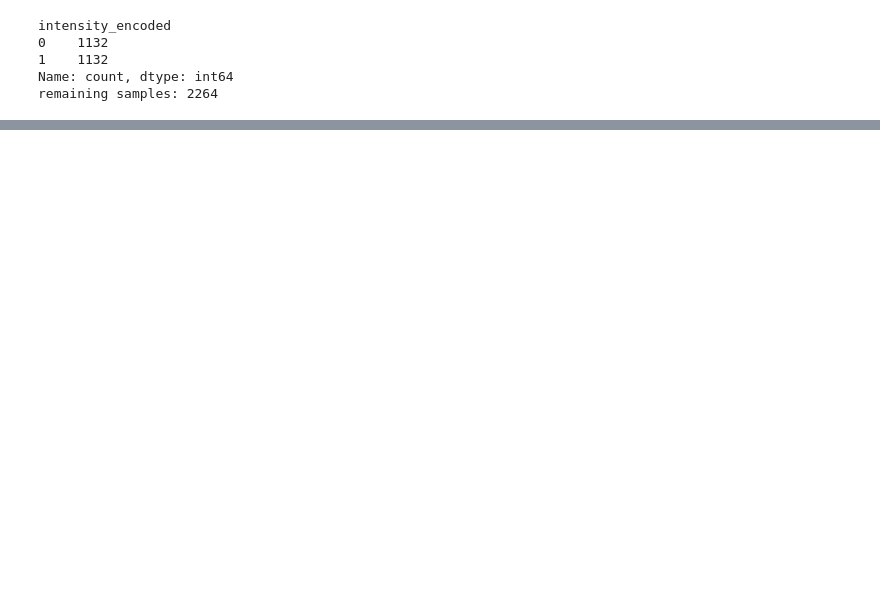
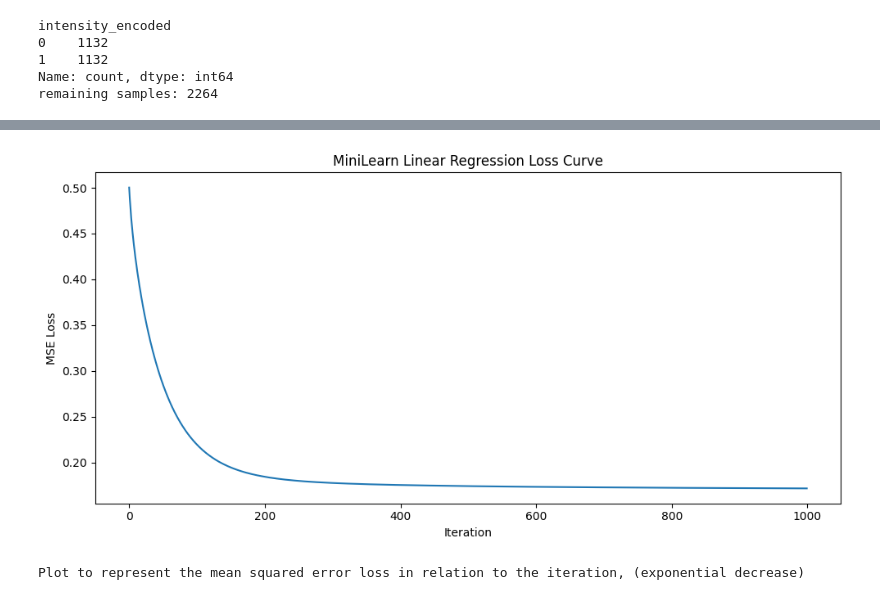
Before and after one commit to Alex-Abreu3/Project_CSE432-532, a Jupyter notebook: SER_Project/notebooks/week6_regression.ipynb, the cells around one changed output, grey strips where cells are left out. Drawn from its saved outputs; the diff is of its cells as text; code cells hidden in the pictures; blank space fills up the shorter version.

Commit message:
Fixed Regression syntac, Finished week 6 analysis plus added plots

```diff
--- a/SER_Project/notebooks/week6_regression.ipynb
+++ b/SER_Project/notebooks/week6_regression.ipynb
@@ -74,0 +85,12 @@ ValueError: could not convert string to float: 'male'
+# %%
+plt.figure(figsize=(10,5))
+plt.plot(minilearn_model.loss_history)
+plt.title("MiniLearn Linear Regression Loss Curve")
+plt.xlabel("Iteration")
+plt.ylabel("MSE Loss")
+plt.tight_layout()
+plt.show()
+print("Plot to represent the mean squared error loss in relation to the iteration, (exponential decrease)")
+# %% [output]
+[figure, added]
+Plot to represent the mean squared error loss in relation to the iteration, (exponential decrease)
```
Also changed, not shown: parts of 4 cells of this notebook, 1 other file.
